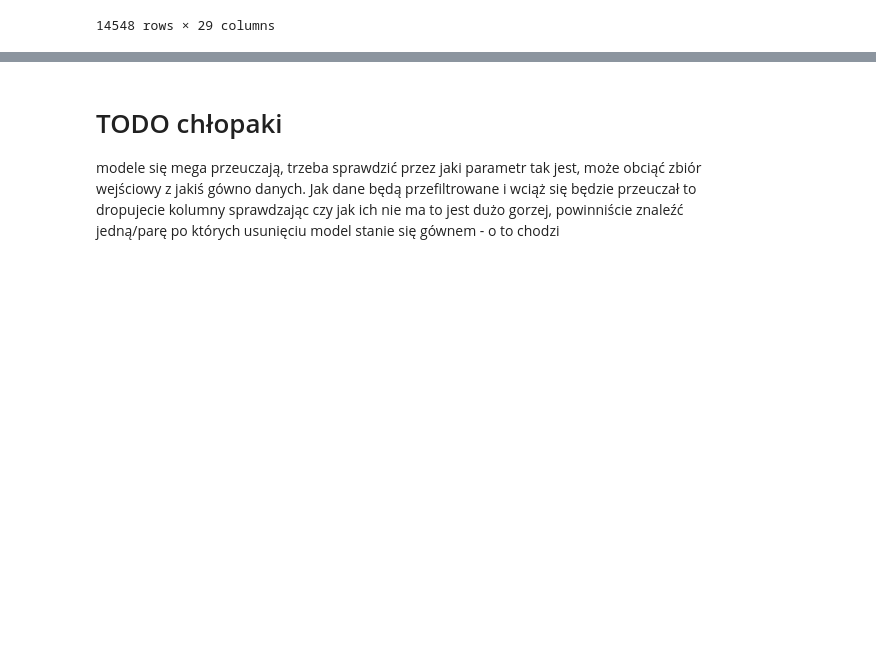
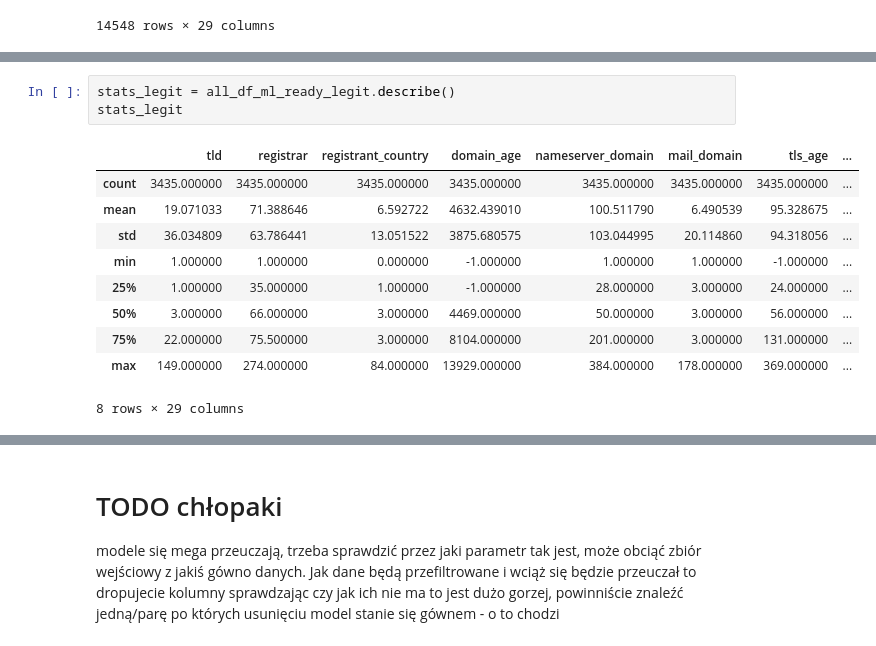
Before and after one commit to mksochota16/antiGrandmaScammer, a Jupyter notebook: grandma_analyzer/notebooks/notebook.ipynb, the cells around one changed output, grey strips where cells are left out. Saved outputs shown, nothing was run; the diff lists cells and outputs as text; blank space fills up the shorter version.

```diff
--- a/grandma_analyzer/notebooks/notebook.ipynb
+++ b/grandma_analyzer/notebooks/notebook.ipynb
@@ -125,0 +150,14 @@ jak parametr zbyt płaski to może x^2
+# %%
+stats_legit = all_df_ml_ready_legit.describe()
+stats_legit
+# %% [output]
+|  | tld | registrar | registrant_country | domain_age | nameserver_domain | mail_domain | tls_age | ... |
+| count | 3435.000000 | 3435.000000 | 3435.000000 | 3435.000000 | 3435.000000 | 3435.000000 | 3435.000000 | ... |
+| mean | 19.071033 | 71.388646 | 6.592722 | 4632.439010 | 100.511790 | 6.490539 | 95.328675 | ... |
+| std | 36.034809 | 63.786441 | 13.051522 | 3875.680575 | 103.044995 | 20.114860 | 94.318056 | ... |
+| min | 1.000000 | 1.000000 | 0.000000 | -1.000000 | 1.000000 | 1.000000 | -1.000000 | ... |
+| 25% | 1.000000 | 35.000000 | 1.000000 | -1.000000 | 28.000000 | 3.000000 | 24.000000 | ... |
+| 50% | 3.000000 | 66.000000 | 3.000000 | 4469.000000 | 50.000000 | 3.000000 | 56.000000 | ... |
+| 75% | 22.000000 | 75.500000 | 3.000000 | 8104.000000 | 201.000000 | 3.000000 | 131.000000 | ... |
+| max | 149.000000 | 274.000000 | 84.000000 | 13929.000000 | 384.000000 | 178.000000 | 369.000000 | ... |
+8 rows × 29 columns
```
Also changed, not shown: parts of 12 cells of this notebook.
